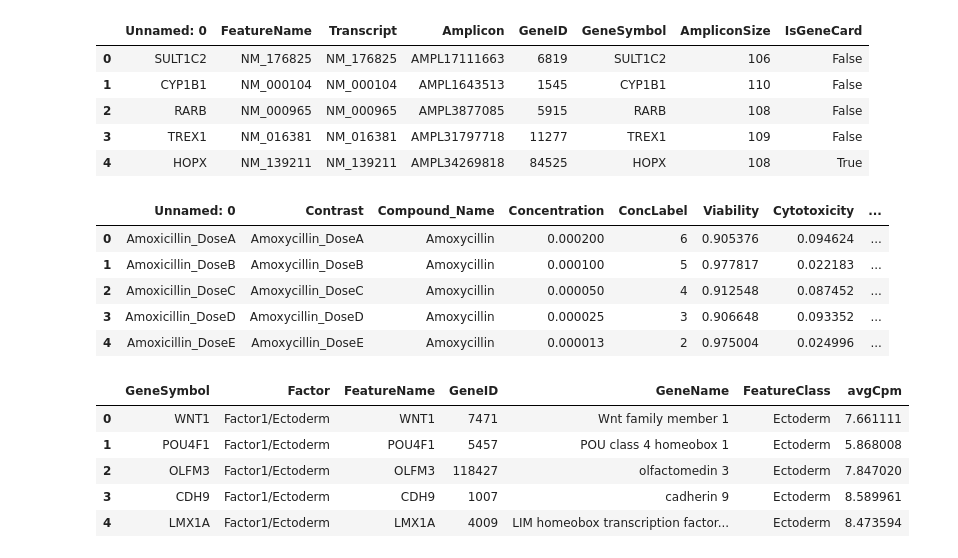
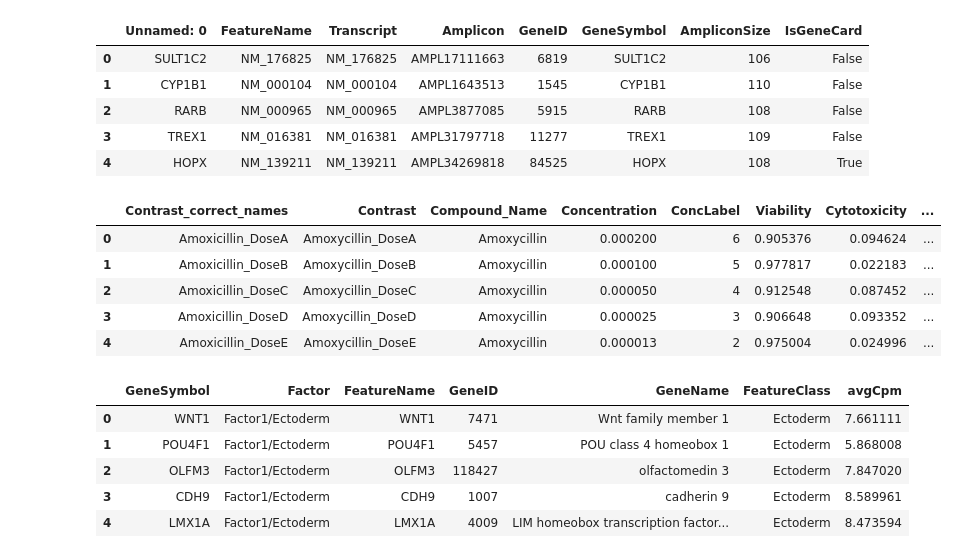
Before and after one commit to lippunej/PMDA-Summer-School-2023, a Jupyter notebook: teratox_eda.ipynb, the cells around one changed output. Cells and saved outputs as stored; diff of their text form; code cells hidden in the pictures.

Commit message:
add identifier to the first column of ...commercial-phenoData.txt

```diff
--- a/teratox_eda.ipynb
+++ b/teratox_eda.ipynb
@@ -14,9 +14,11 @@ teratox_commercial_feature.head()
 | 4 | HOPX | NM_139211 | NM_139211 | AMPL34269818 | 84525 | HOPX | 108 | True |
 # %%
 teratox_commercial_phenodata = pd.read_csv('data/2022-02-18-TeraTox-commercial-phenoData.txt', sep="\t")
+# give name to the first column because first column has no identifier in file
+teratox_commercial_phenodata.rename(columns={'Unnamed: 0':'Contrast_correct_names'}, inplace=True )
 teratox_commercial_phenodata.head()
 # %% [output]
-|  | Unnamed: 0 | Contrast | Compound_Name | Concentration | ConcLabel | Viability | Cytotoxicity | ... |
+|  | Contrast_correct_names | Contrast | Compound_Name | Concentration | ConcLabel | Viability | Cytotoxicity | ... |
 | 0 | Amoxicillin_DoseA | Amoxycillin_DoseA | Amoxycillin | 0.000200 | 6 | 0.905376 | 0.094624 | ... |
 | 1 | Amoxicillin_DoseB | Amoxycillin_DoseB | Amoxycillin | 0.000100 | 5 | 0.977817 | 0.022183 | ... |
 | 2 | Amoxicillin_DoseC | Amoxycillin_DoseC | Amoxycillin | 0.000050 | 4 | 0.912548 | 0.087452 | ... |
```
Also changed, not shown: parts of 8 cells of this notebook.
